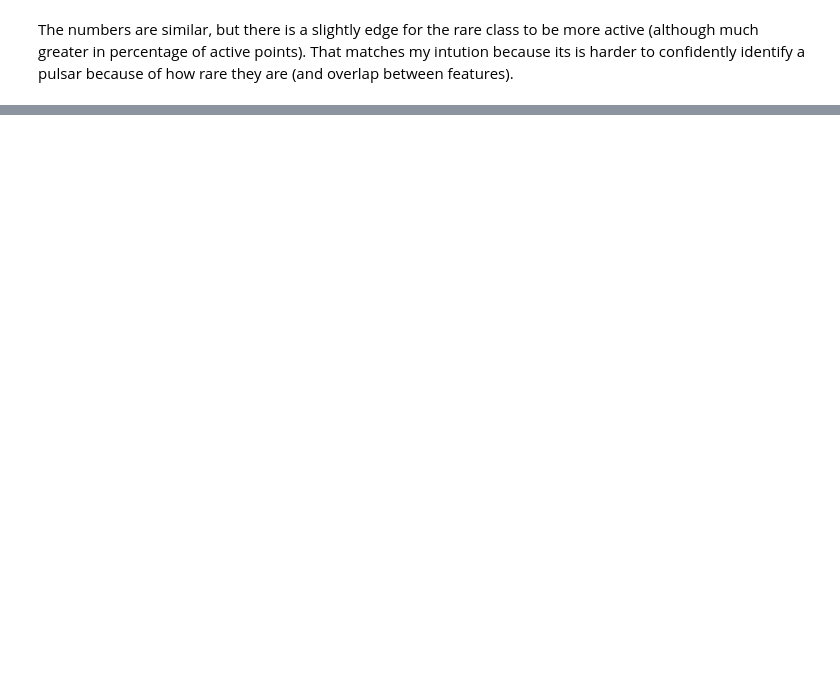
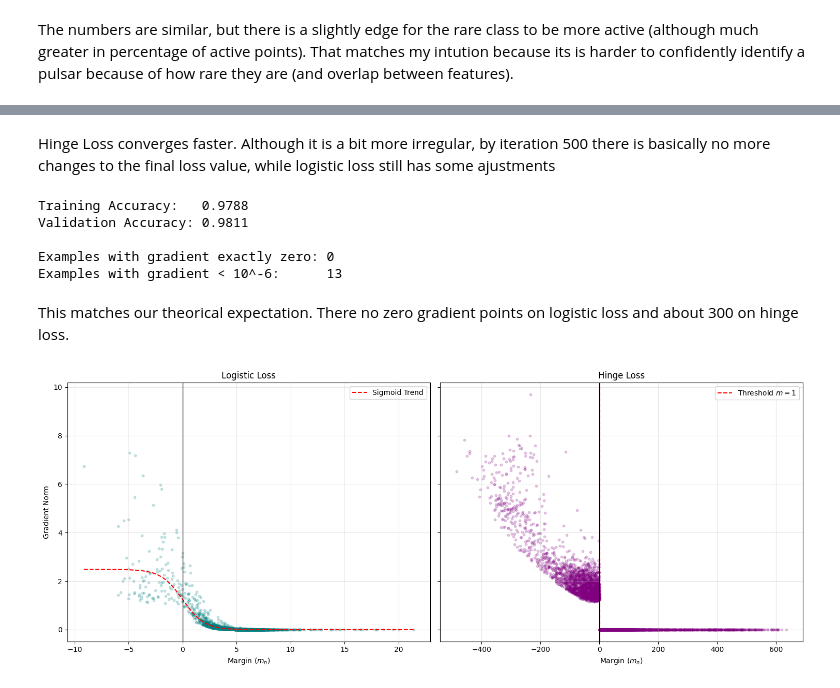
Before and after one commit to Pedro-Langone/EC146, a Jupyter notebook: hw2/hw2_5.ipynb, the cells around one changed output, grey strips where cells are left out. Saved outputs shown, nothing was run; the diff lists cells and outputs as text; code cells hidden in the pictures; blank space fills up the shorter version.

```diff
--- a/hw2/hw2_5.ipynb
+++ b/hw2/hw2_5.ipynb
@@ -221,0 +263,65 @@ The numbers are similar, but there is a slightly edge for the rare class to be m
+# %% [markdown]
+Hinge Loss converges faster. Although it is a bit more irregular, by iteration 500 there is basically no more changes to the final loss value, while logistic loss still has some ajustments
+# %%
+# iii)
+train_acc, val_acc = compute_accuracy(X_train_final, y_train, w)
+print(f"Training Accuracy:   {train_acc:.4f}")
+print(f"Validation Accuracy: {val_acc:.4f}\n")
+
+margins_log = y_train * np.dot(X_train_final, w_log)
+sigma_neg_m = 1 / (1 + np.exp(margins_log))
+x_norms = np.linalg.norm(X_train_final, axis=1)
+
+grad_norms = sigma_neg_m * x_norms
+
+exactly_zero = np.sum(grad_norms == 0)
+below_threshold = np.sum(grad_norms < 1e-6)
+
+print(f"Examples with gradient exactly zero: {exactly_zero}")
+print(f"Examples with gradient < 10^-6:      {below_threshold}")
+# %% [output]
+Training Accuracy:   0.9788
+Validation Accuracy: 0.9811
+
+Examples with gradient exactly zero: 0
+Examples with gradient < 10^-6:      13
+# %% [markdown]
+This matches our theorical expectation. There no zero gradient points on logistic loss and about 300 on hinge loss.
+# %%
+# d)
+# i)
+margins_log = y_train * np.dot(X_train_final, w_log)
+sigma_neg_m = 1 / (1 + np.exp(margins_log))
+x_norms = np.linalg.norm(X_train_final, axis=1)
+grad_norms = sigma_neg_m * x_norms
+
+margins_hinge = y_train * np.dot(X_train_final, w_hinge)
+grad_norms_hinge = np.where(margins_hinge < 1, np.linalg.norm(X_train_final, axis=1), 0)
+
+# Create side-by-side subplots
+fig, (ax1, ax2) = plt.subplots(1, 2, figsize=(15, 6), sharey=True)
+
+# Logistic Subplot
+ax1.scatter(margins_log, grad_norms, alpha=0.2, s=10, color='teal')
+m_range_log = np.linspace(margins_log.min(), margins_log.max(), 100)
+ax1.plot(m_range_log, (1/(1+np.exp(m_range_log))) * np.mean(x_norms), color='red', linestyle='--', label='Sigmoid Trend')
+ax1.set_title('Logistic Loss')
+ax1.set_xlabel('Margin ($m_n$)')
+ax1.set_ylabel('Gradient Norm')
+ax1.axvline(0, color='black', lw=1)
+ax1.grid(alpha=0.3)
+ax1.legend()
+
+# Hinge Subplot
+ax2.scatter(margins_hinge, grad_norms_hinge, alpha=0.2, s=10, color='purple')
+ax2.set_title('Hinge Loss')
+ax2.set_xlabel('Margin ($m_n$)')
+ax2.axvline(1, color='red', linestyle='--', label='Threshold $m=1$')
+ax2.axvline(0, color='black', lw=1)
+ax2.grid(alpha=0.3)
+ax2.legend()
+
+plt.tight_layout()
+plt.show()
+# %% [output]
+[figure, added]
```
Also changed, not shown: parts of 5 cells of this notebook.
